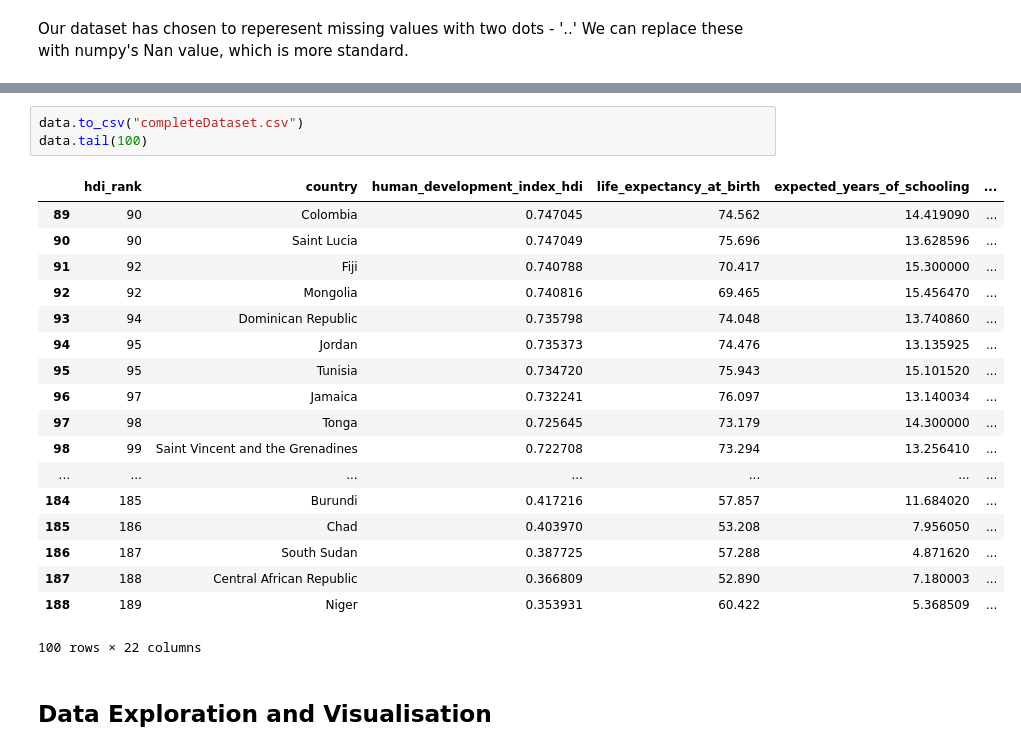
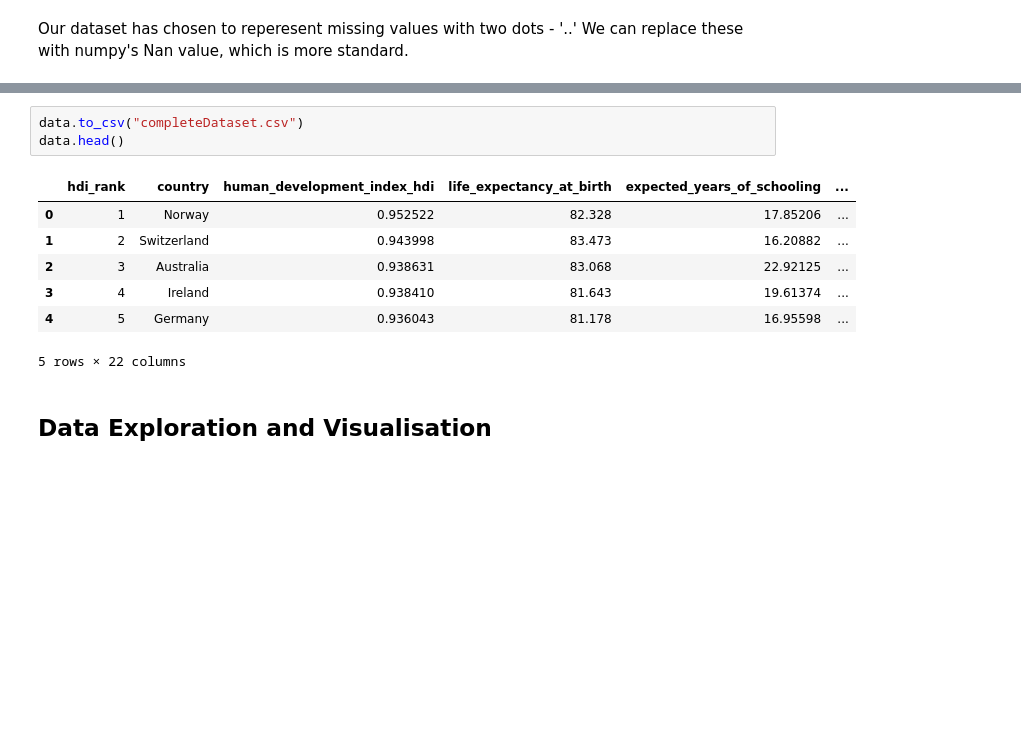
Before and after one commit to CiaranCurran/COMP30760, a Jupyter notebook: undp.ipynb, the cells around one changed output, grey strips where cells are left out. Drawn from its saved outputs; the diff is of its cells as text; blank space fills up the shorter version.

```diff
--- a/undp.ipynb
+++ b/undp.ipynb
@@ -320,26 +324,15 @@ share_of_seats_in_parliament                          2
 dtype: int64
 # %%
 data.to_csv("completeDataset.csv")
-data.tail(100)
+data.head()
 # %% [output]
 |  | hdi_rank | country | human_development_index_hdi | life_expectancy_at_birth | expected_years_of_schooling | ... |
-| 89 | 90 | Colombia | 0.747045 | 74.562 | 14.419090 | ... |
-| 90 | 90 | Saint Lucia | 0.747049 | 75.696 | 13.628596 | ... |
-| 91 | 92 | Fiji | 0.740788 | 70.417 | 15.300000 | ... |
-| 92 | 92 | Mongolia | 0.740816 | 69.465 | 15.456470 | ... |
-| 93 | 94 | Dominican Republic | 0.735798 | 74.048 | 13.740860 | ... |
-| 94 | 95 | Jordan | 0.735373 | 74.476 | 13.135925 | ... |
-| 95 | 95 | Tunisia | 0.734720 | 75.943 | 15.101520 | ... |
-| 96 | 97 | Jamaica | 0.732241 | 76.097 | 13.140034 | ... |
-| 97 | 98 | Tonga | 0.725645 | 73.179 | 14.300000 | ... |
-| 98 | 99 | Saint Vincent and the Grenadines | 0.722708 | 73.294 | 13.256410 | ... |
-| ... | ... | ... | ... | ... | ... | ... |
-| 184 | 185 | Burundi | 0.417216 | 57.857 | 11.684020 | ... |
-| 185 | 186 | Chad | 0.403970 | 53.208 | 7.956050 | ... |
-| 186 | 187 | South Sudan | 0.387725 | 57.288 | 4.871620 | ... |
-| 187 | 188 | Central African Republic | 0.366809 | 52.890 | 7.180003 | ... |
-| 188 | 189 | Niger | 0.353931 | 60.422 | 5.368509 | ... |
+| 0 | 1 | Norway | 0.952522 | 82.328 | 17.85206 | ... |
+| 1 | 2 | Switzerland | 0.943998 | 83.473 | 16.20882 | ... |
+| 2 | 3 | Australia | 0.938631 | 83.068 | 22.92125 | ... |
+| 3 | 4 | Ireland | 0.938410 | 81.643 | 19.61374 | ... |
+| 4 | 5 | Germany | 0.936043 | 81.178 | 16.95598 | ... |
-100 rows × 22 columns
+5 rows × 22 columns
 # %% [markdown]
 ## Data Exploration and Visualisation
 # %% [markdown]
```
Also changed, not shown: parts of 11 cells of this notebook.
